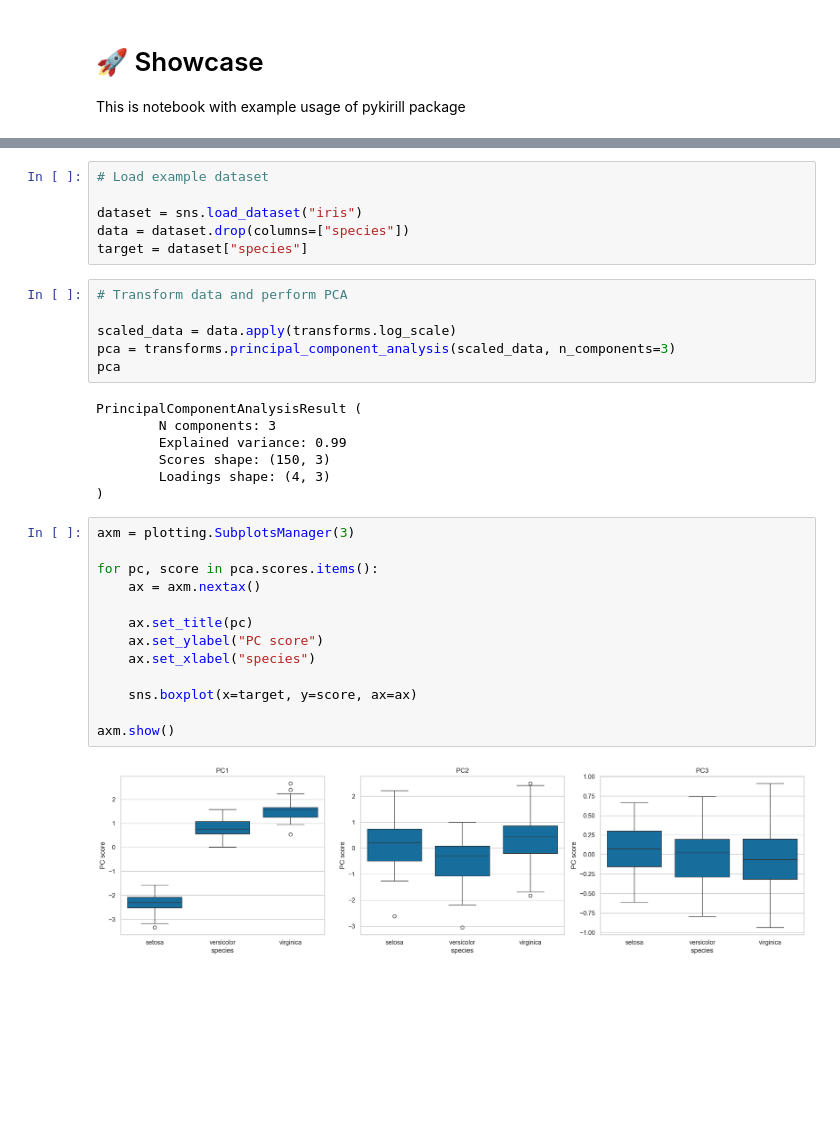
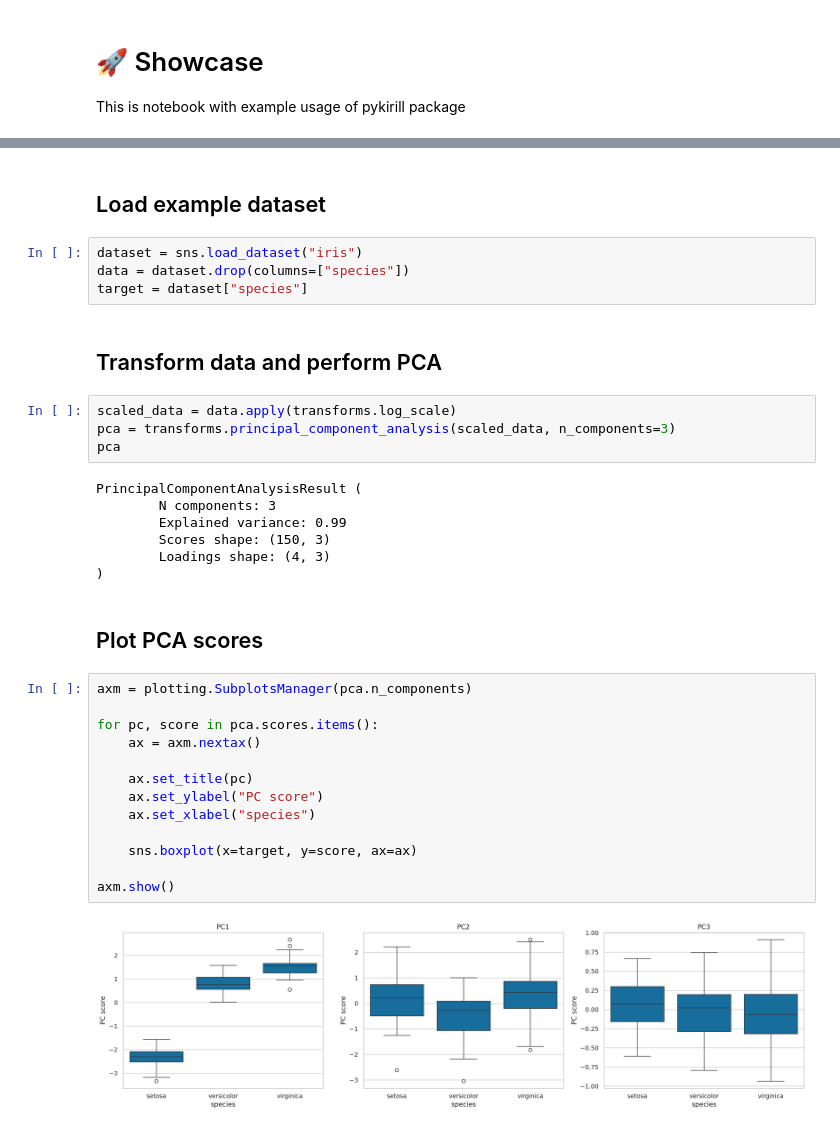
Before and after one commit to kirilledition/pykirill, a Jupyter notebook: documentation/showcase.ipynb, the cells around one changed output, grey strips where cells are left out. Cells and saved outputs as stored; diff of their text form; blank space fills up the shorter version.

```diff
--- a/documentation/showcase.ipynb
+++ b/documentation/showcase.ipynb
@@ -17,12 +17,12 @@ INFO:pykirill.plotting:Before embarking on a journey, 🐗 pykirill foretells a
+# %% [markdown]
+## Load example dataset
 # %%
-# Load example dataset
-
 dataset = sns.load_dataset("iris")
 data = dataset.drop(columns=["species"])
 target = dataset["species"]
+# %% [markdown]
+## Transform data and perform PCA
 # %%
-# Transform data and perform PCA
-
 scaled_data = data.apply(transforms.log_scale)
 pca = transforms.principal_component_analysis(scaled_data, n_components=3)
 pca
@@ -33,18 +33,20 @@ PrincipalComponentAnalysisResult (
         Scores shape: (150, 3)
         Loadings shape: (4, 3)
 )
+# %% [markdown]
+## Plot PCA scores
 # %%
-axm = plotting.SubplotsManager(3)
+axm = plotting.SubplotsManager(pca.n_components)
 
 for pc, score in pca.scores.items():
     ax = axm.nextax()
 
     ax.set_title(pc)
     ax.set_ylabel("PC score")
     ax.set_xlabel("species")
 
     sns.boxplot(x=target, y=score, ax=ax)
 
 axm.show()
 # %% [output]
-[figure, old version]
+[figure, new version]
```
Also changed, not shown: parts of 4 cells of this notebook.
